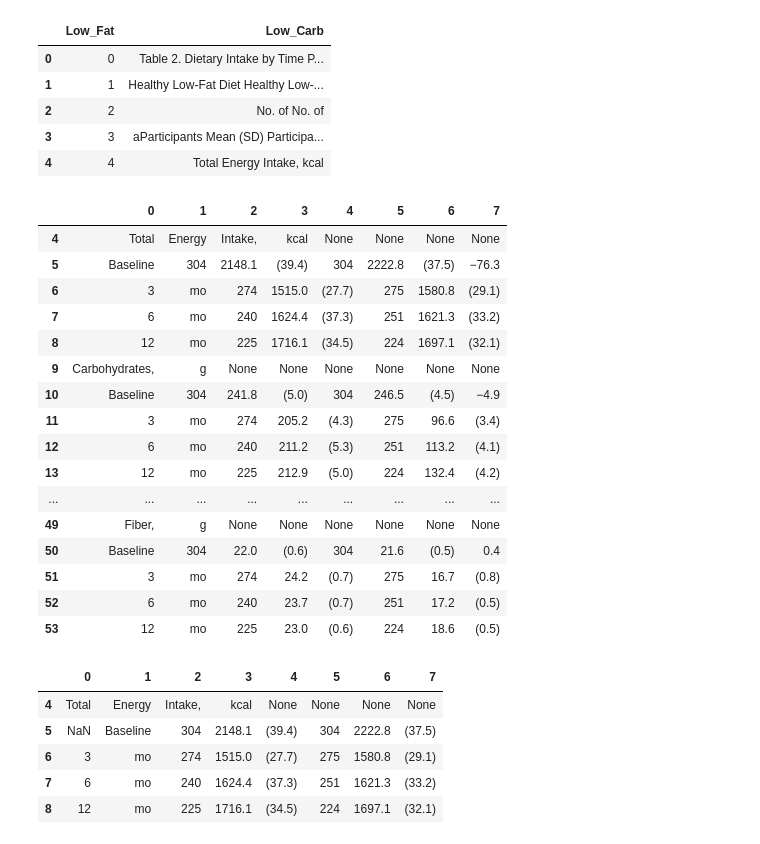
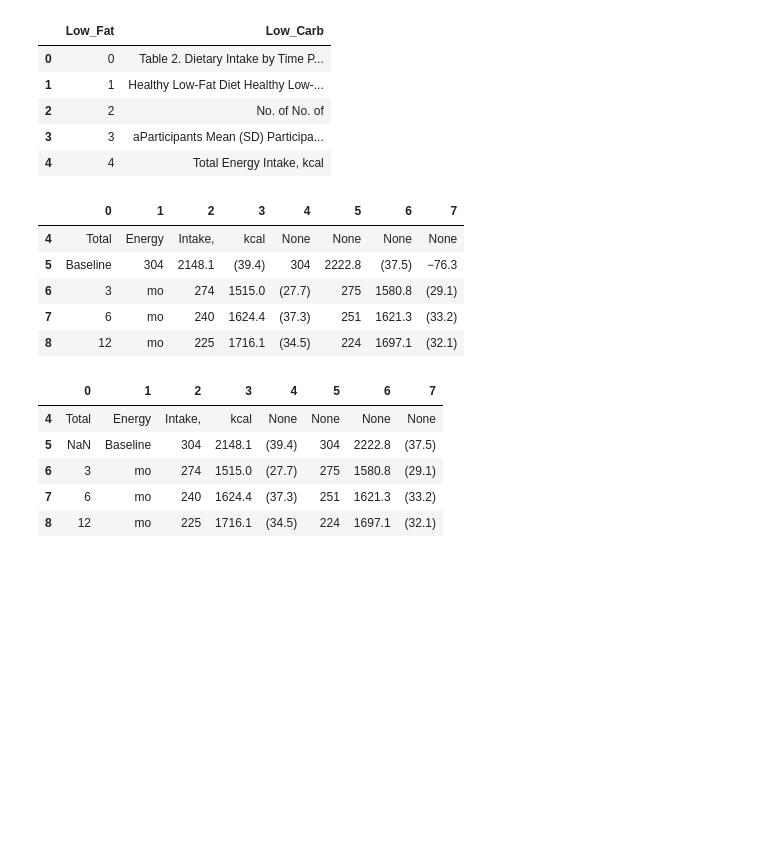
Before and after one commit to oas95/Dietary_Interventions_for_Insulin_Sensitivy_Project, a Jupyter notebook: PyDIonIS/data_cleaning.ipynb, the cells around one changed output. Drawn from its saved outputs; the diff is of its cells as text; code cells hidden in the pictures; blank space fills up the shorter version.

Commit message:
Finished Gardner Tables, Starting Johnston

```diff
--- a/PyDIonIS/data_cleaning.ipynb
+++ b/PyDIonIS/data_cleaning.ipynb
@@ -27,25 +31,14 @@ Ga_df = Ga_df.drop([0,1,2,3])
 #Dropping Coulumns (8, 9, 10, 11)
 Ga_df = Ga_df.drop(columns=[8, 9, 10, 11])
 # %%
-Ga_df
+Ga_df.head()
 # %% [output]
 |  | 0 | 1 | 2 | 3 | 4 | 5 | 6 | 7 |
 | 4 | Total | Energy | Intake, | kcal | None | None | None | None |
 | 5 | Baseline | 304 | 2148.1 | (39.4) | 304 | 2222.8 | (37.5) | −76.3 |
 | 6 | 3 | mo | 274 | 1515.0 | (27.7) | 275 | 1580.8 | (29.1) |
 | 7 | 6 | mo | 240 | 1624.4 | (37.3) | 251 | 1621.3 | (33.2) |
 | 8 | 12 | mo | 225 | 1716.1 | (34.5) | 224 | 1697.1 | (32.1) |
-| 9 | Carbohydrates, | g | None | None | None | None | None | None |
-| 10 | Baseline | 304 | 241.8 | (5.0) | 304 | 246.5 | (4.5) | −4.9 |
-| 11 | 3 | mo | 274 | 205.2 | (4.3) | 275 | 96.6 | (3.4) |
-| 12 | 6 | mo | 240 | 211.2 | (5.3) | 251 | 113.2 | (4.1) |
-| 13 | 12 | mo | 225 | 212.9 | (5.0) | 224 | 132.4 | (4.2) |
-| ... | ... | ... | ... | ... | ... | ... | ... | ... |
-| 49 | Fiber, | g | None | None | None | None | None | None |
-| 50 | Baseline | 304 | 22.0 | (0.6) | 304 | 21.6 | (0.5) | 0.4 |
-| 51 | 3 | mo | 274 | 24.2 | (0.7) | 275 | 16.7 | (0.8) |
-| 52 | 6 | mo | 240 | 23.7 | (0.7) | 251 | 17.2 | (0.5) |
-| 53 | 12 | mo | 225 | 23.0 | (0.6) | 224 | 18.6 | (0.5) |
 # %%
 #shifting specific rows to align with original table (Pretty sure theres a better way to do this )
 Ga_df.loc[5] = Ga_df.loc[5].shift(periods=1,axis=0)
```
Also changed, not shown: parts of 19 cells of this notebook, 8 other files.
